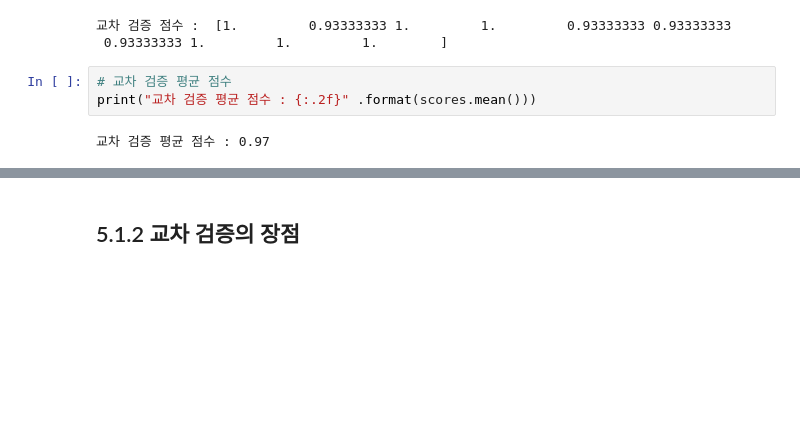
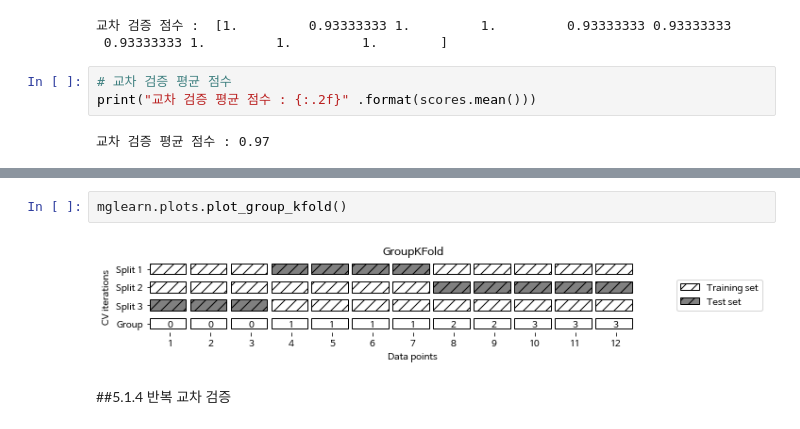
Before and after one commit to 1bin01/Machine-Learning, a Jupyter notebook: Introduction-to-Machine-Learning/Ch5_model_evaluation_and_improvement.ipynb, the cells around one changed output, grey strips where cells are left out. Cells and saved outputs as stored; diff of their text form; blank space fills up the shorter version.

```diff
--- a/Introduction-to-Machine-Learning/Ch5_model_evaluation_and_improvement.ipynb
+++ b/Introduction-to-Machine-Learning/Ch5_model_evaluation_and_improvement.ipynb
@@ -98,2 +171,6 @@ res_df
+# %%
+mglearn.plots.plot_group_kfold()
+# %% [output]
+[figure, added]
 # %% [markdown]
-## 5.1.2 교차 검증의 장점
+##5.1.4 반복 교차 검증
```
Also changed, not shown: parts of 15 cells of this notebook.
